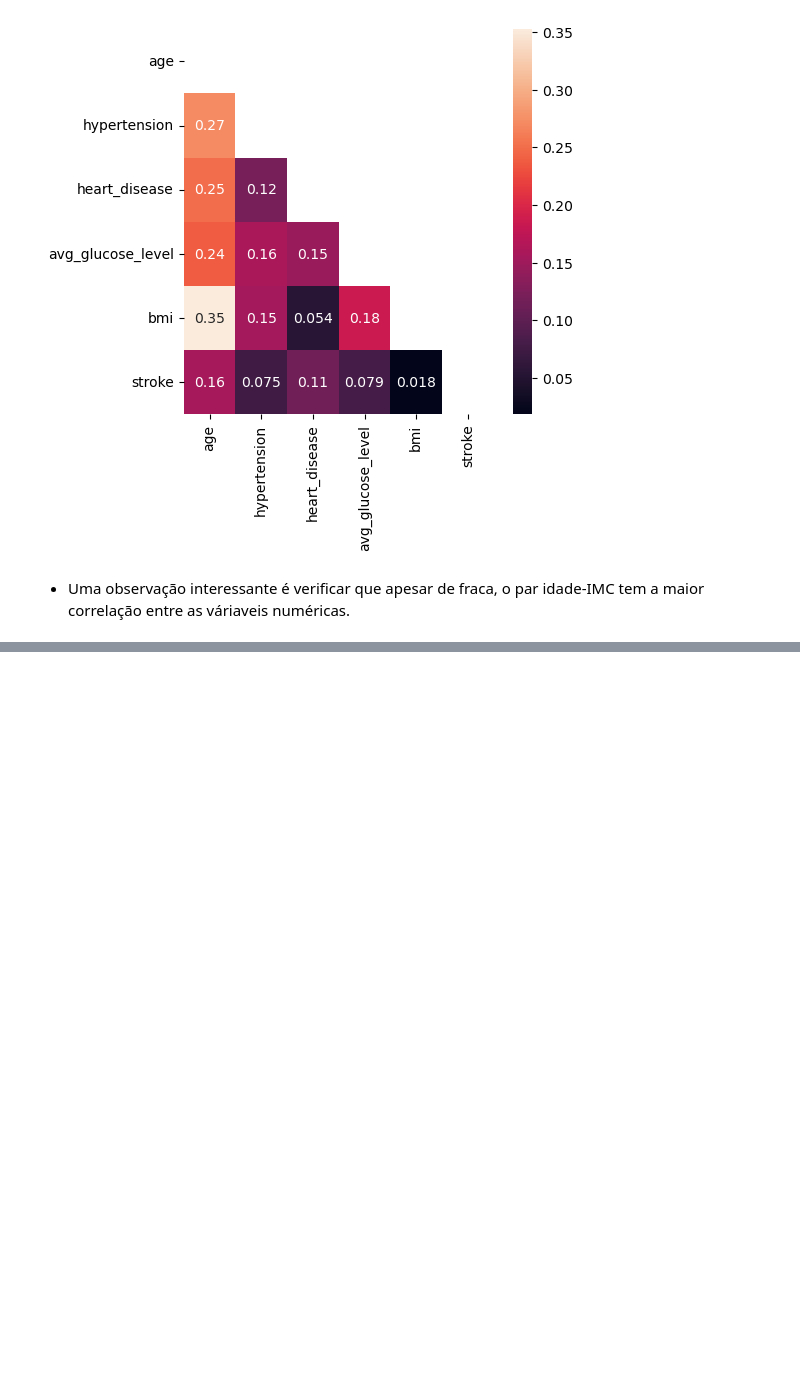
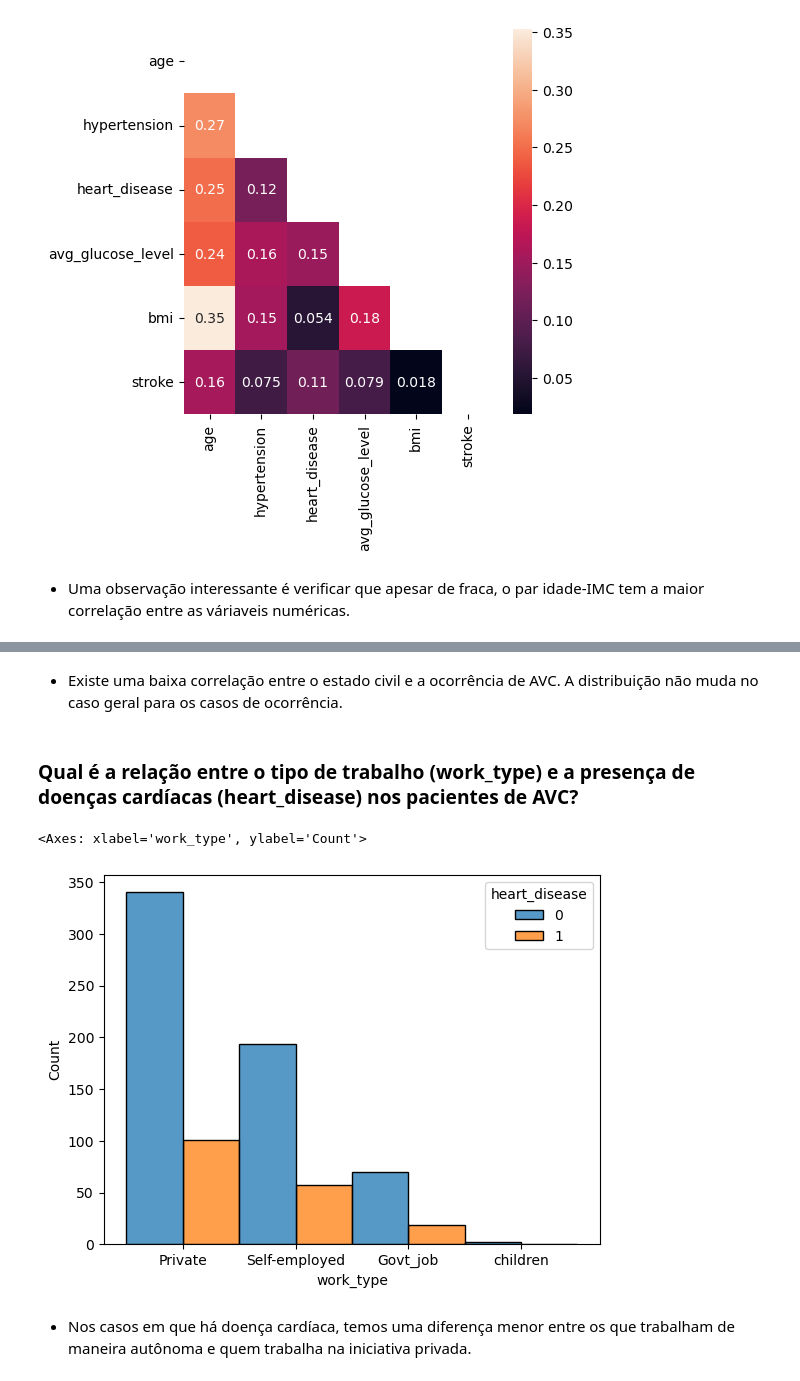
Before and after one commit to Jdss026/stroke-classifier, a Jupyter notebook: notebooks/eda.ipynb, the cells around one changed output, grey strips where cells are left out. Drawn from its saved outputs; the diff is of its cells as text; code cells hidden in the pictures; blank space fills up the shorter version.

```diff
--- a/notebooks/eda.ipynb
+++ b/notebooks/eda.ipynb
@@ -631,0 +713,11 @@ plt.show()
+# %% [markdown]
+- Existe uma baixa correlação entre o estado civil e a ocorrência de AVC. A distribuição não muda no caso geral para os casos de ocorrência.
+# %% [markdown]
+### Qual é a relação entre o tipo de trabalho (work_type) e a presença de doenças cardíacas (heart_disease) nos pacientes de AVC?
+# %%
+sns.histplot(data=df_stroke, x="work_type", hue="heart_disease", kde=False, color="skyblue", multiple="dodge")
+# %% [output]
+<Axes: xlabel='work_type', ylabel='Count'>
+[figure, added]
+# %% [markdown]
+- Nos casos em que há doença cardíaca, temos uma diferença menor entre os que trabalham de maneira autônoma e quem trabalha na iniciativa privada.
```
Also changed, not shown: parts of 17 cells of this notebook.
